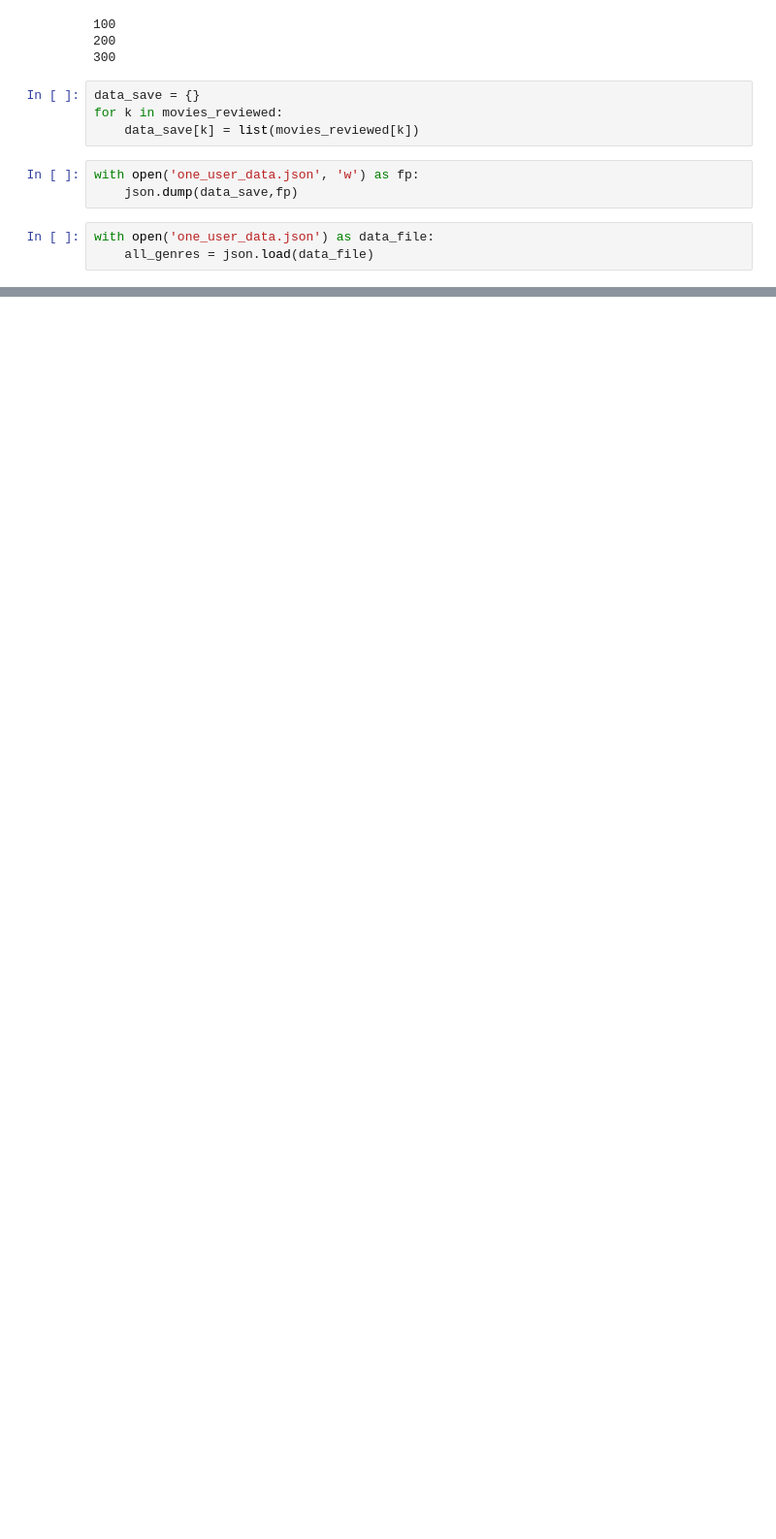
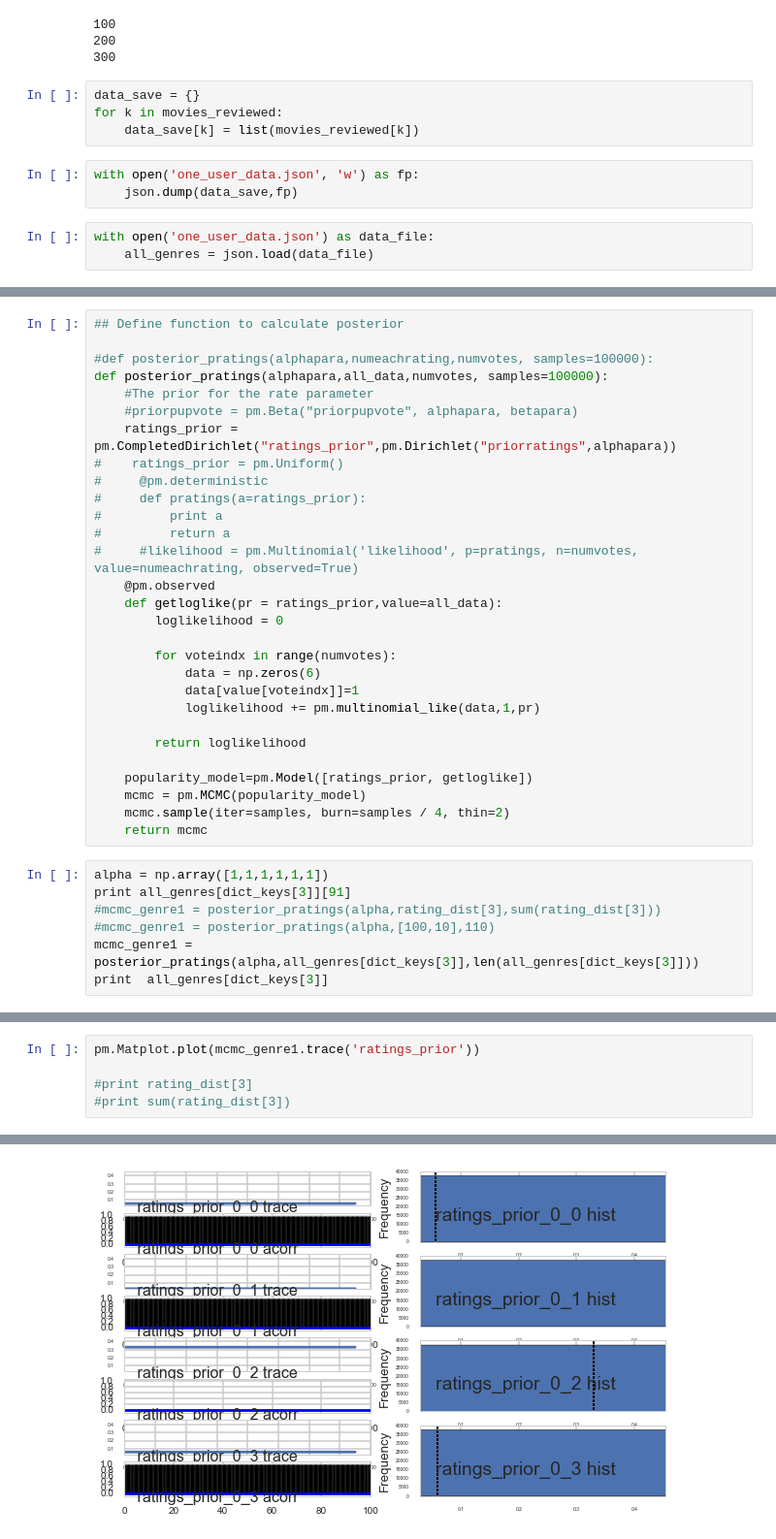
Before and after one commit to joshuamei/AM207project, a Jupyter notebook: one_user_data.ipynb, the cells around one changed output, grey strips where cells are left out. Shown at 97% size. Cells and saved outputs as stored; diff of their text form; blank space fills up the shorter version.

```diff
--- a/one_user_data.ipynb
+++ b/one_user_data.ipynb
@@ -105,0 +100,36 @@ all_genres[dict_keys[0]]
+# %%
+## Define function to calculate posterior
+
+#def posterior_pratings(alphapara,numeachrating,numvotes, samples=100000):
+def posterior_pratings(alphapara,all_data,numvotes, samples=100000):
+    #The prior for the rate parameter
+    #priorpupvote = pm.Beta("priorpupvote", alphapara, betapara)
+    ratings_prior = pm.CompletedDirichlet("ratings_prior",pm.Dirichlet("priorratings",alphapara))
+#    ratings_prior = pm.Uniform()
+#     @pm.deterministic
+#     def pratings(a=ratings_prior):
+#         print a
+#         return a
+#     #likelihood = pm.Multinomial('likelihood', p=pratings, n=numvotes, value=numeachrating, observed=True)
+    @pm.observed
+    def getloglike(pr = ratings_prior,value=all_data):
+        loglikelihood = 0
+
+        for voteindx in range(numvotes):
+            data = np.zeros(6)
+            data[value[voteindx]]=1
+            loglikelihood += pm.multinomial_like(data,1,pr)
+
+        return loglikelihood
+
+    popularity_model=pm.Model([ratings_prior, getloglike])
+    mcmc = pm.MCMC(popularity_model)
+    mcmc.sample(iter=samples, burn=samples / 4, thin=2)
+    return mcmc
+# %%
+alpha = np.array([1,1,1,1,1,1])
+print all_genres[dict_keys[3]][91]
+#mcmc_genre1 = posterior_pratings(alpha,rating_dist[3],sum(rating_dist[3]))
+#mcmc_genre1 = posterior_pratings(alpha,[100,10],110)
+mcmc_genre1 = posterior_pratings(alpha,all_genres[dict_keys[3]],len(all_genres[dict_keys[3]]))
+print  all_genres[dict_keys[3]]
@@ -105,0 +139,6 @@ all_genres[dict_keys[0]]
+# %%
+pm.Matplot.plot(mcmc_genre1.trace('ratings_prior'))
+
+#print rating_dist[3]
+#print sum(rating_dist[3])
+# %% [output]
@@ -105,0 +151 @@ all_genres[dict_keys[0]]
+[figure, added]
```
Also changed, not shown: parts of 6 cells of this notebook.
